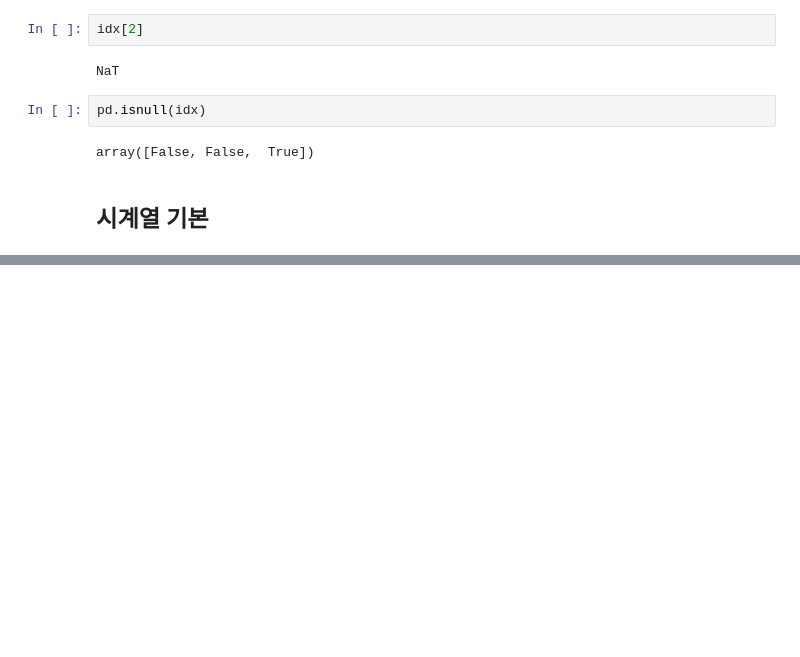
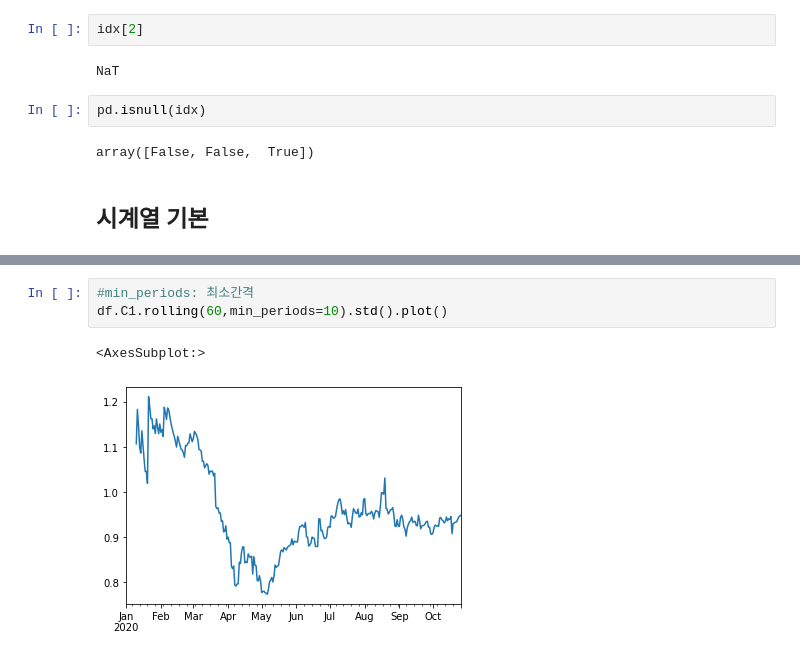
Before and after one commit to DonghyunAnn/Donghyun_Pyhthon_studying, a Jupyter notebook: Pandas_Studying.ipynb, the cells around one changed output, grey strips where cells are left out. Drawn from its saved outputs; the diff is of its cells as text; blank space fills up the shorter version.

```diff
--- a/Pandas_Studying.ipynb
+++ b/Pandas_Studying.ipynb
@@ -2968,0 +4015,6 @@ array([False, False,  True])
+# %%
+#min_periods: 최소간격
+df.C1.rolling(60,min_periods=10).std().plot()
+# %% [output]
+<AxesSubplot:>
+[figure, added]
```
Also changed, not shown: parts of 116 cells of this notebook.
